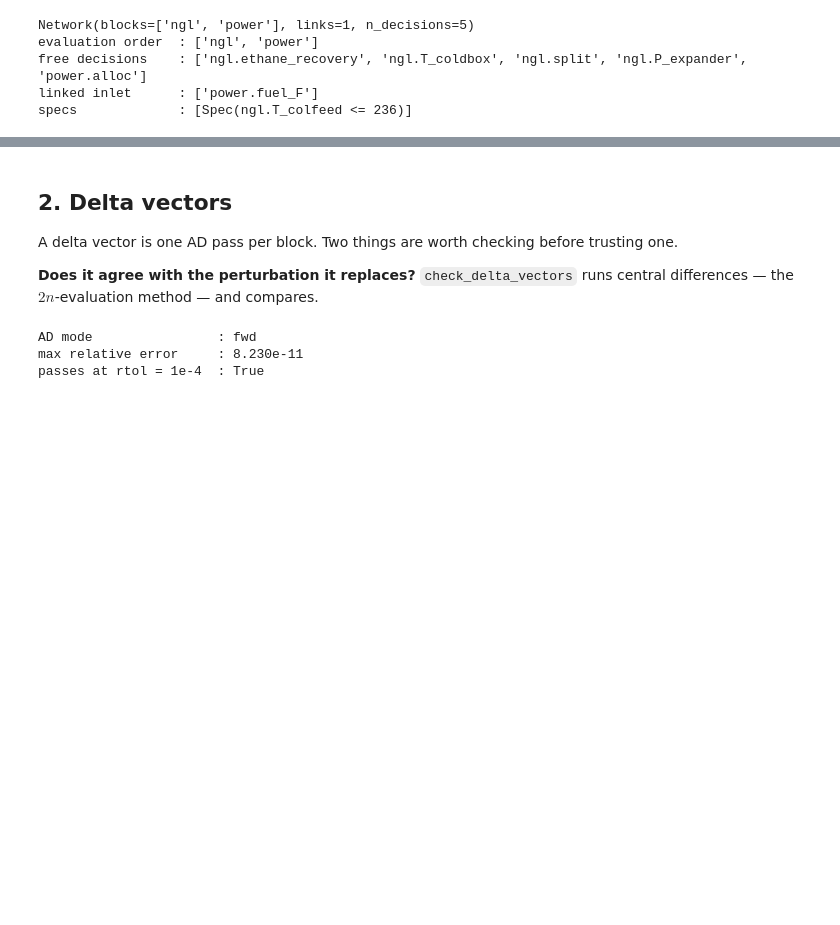
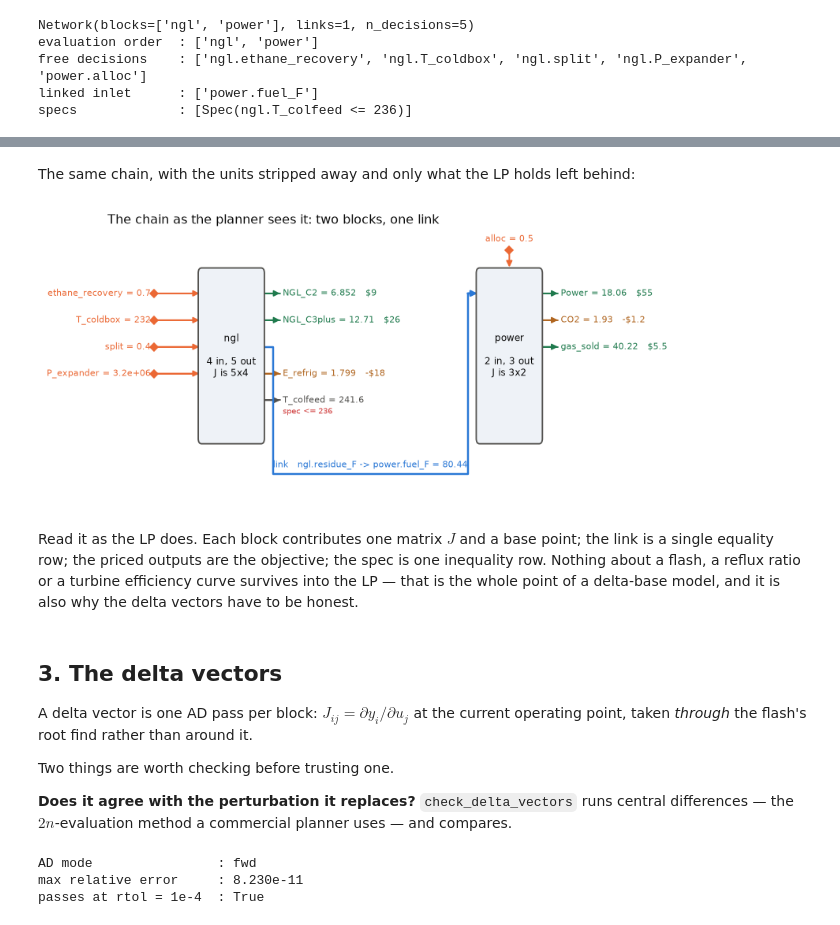
Before and after one commit to jkitchin/differentiable-flowsheets, a Jupyter notebook: examples/30_delta_base_planning.ipynb, the cells around one changed output, grey strips where cells are left out. Cells and saved outputs as stored; diff of their text form; code cells hidden in the pictures; blank space fills up the shorter version.

```diff
--- a/examples/30_delta_base_planning.ipynb
+++ b/examples/30_delta_base_planning.ipynb
@@ -96,0 +113,7 @@ for name, value in state.as_dict().items():
+# %%
+values = state.as_dict()
+rows = [(name, f"{values[name]:,.4g}", chain_mod.UNITS[name.split(".", 1)[1]],
+         "decision" if name in net.decision_names else
+         "link" if net.is_linked(name) else "computed")
+        for name in net.input_names + net.output_names]
+table(rows, ["variable", "value", "unit", "role"])
@@ -97,10 +176,27 @@ for name, value in state.as_dict().items():
+# %% [markdown]
+The same chain, with the units stripped away and only what the LP holds left behind:
+# %%
+ax = draw_planning_network(net, prices=problem.prices, specs=problem.specs,
+                           values=values,
+                           title="The chain as the planner sees it: two blocks, one link")
+# %% [output]
+[figure, added]
+# %% [markdown]
+Read it as the LP does. Each block contributes one matrix $J$ and a base point; the link is
+a single equality row; the priced outputs are the objective; the spec is one inequality
+row. Nothing about a flash, a reflux ratio or a turbine efficiency curve survives into the
+LP — that is the whole point of a delta-base model, and it is also why the delta vectors
+have to be honest.
 # %% [markdown]
-## 2. Delta vectors
+## 3. The delta vectors
 
-A delta vector is one AD pass per block. Two things are worth checking before trusting one.
+A delta vector is one AD pass per block: $J_{ij} = \partial y_i / \partial u_j$ at the
+current operating point, taken *through* the flash's root find rather than around it.
+
+Two things are worth checking before trusting one.
 
 **Does it agree with the perturbation it replaces?** `check_delta_vectors` runs central
-differences — the $2n$-evaluation method — and compares.
+differences — the $2n$-evaluation method a commercial planner uses — and compares.
 # %%
 ngl = chain_mod.ngl_block()
 check = check_delta_vectors(ngl, rtol=1e-4)
```
Also changed, not shown: parts of 44 cells of this notebook, 11 other files.
